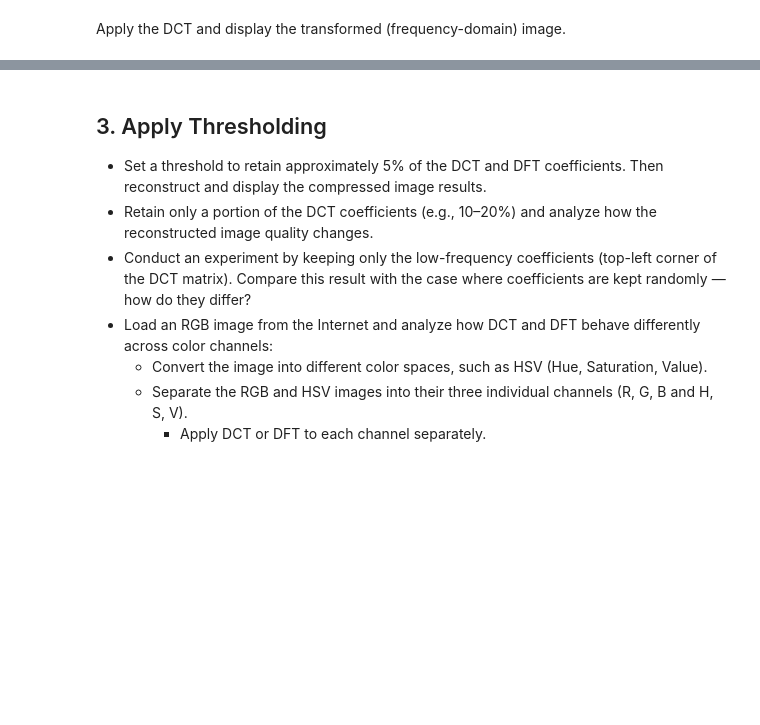
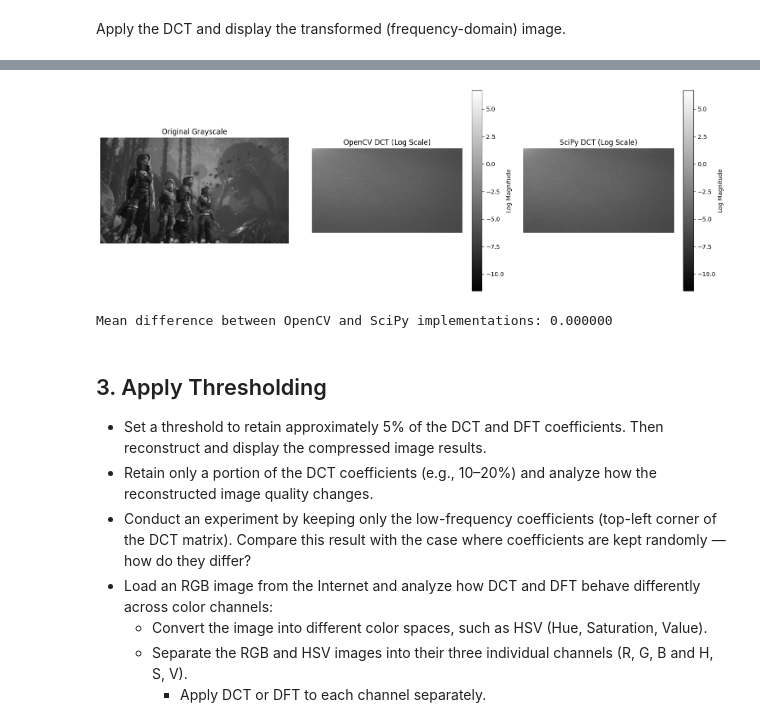
Before and after one commit to tano-dev/Image-Processing-and-Analysis_MTH10317, a Jupyter notebook: Week 6/23110163_NguyenVanPhucHuy_LAB05.ipynb, the cells around one changed output, grey strips where cells are left out. Drawn from its saved outputs; the diff is of its cells as text; code cells hidden in the pictures; blank space fills up the shorter version.

```diff
--- a/Week 6/23110163_NguyenVanPhucHuy_LAB05.ipynb
+++ b/Week 6/23110163_NguyenVanPhucHuy_LAB05.ipynb
@@ -297,3 +358,82 @@ Apply the DCT and display the transformed (frequency-domain) image.
+# %%
+import cv2
+import numpy as np
+import matplotlib.pyplot as plt
+import scipy.fftpack
+from skimage import data
+
+# --- Helper Functions (Provided by you + Display helper) ---
+
+def Image3Dto2D(image):
+    if len(image.shape) >= 3:
+        image_2D = cv2.cvtColor(image, cv2.COLOR_RGB2GRAY)
+    else:
+        image_2D = image.copy()
+    return image_2D
+
+def dct2_scipy(a):
+    """
+    Perform 2D DCT using SciPy.
+    DCT is separable, so we apply it to rows (axis=0) and then columns (axis=1).
+    """
+    return scipy.fftpack.dct(scipy.fftpack.dct(a, axis=0, norm='ortho'), axis=1, norm='ortho')
+
+def visualize_dct(dct_img, title):
+    # Log transform is crucial because DC component is massive compared to AC components
+    # We add a small epsilon to avoid log(0)
+    dct_log = np.log(np.abs(dct_img) + 1e-5)
+
+    plt.imshow(dct_log, cmap='gray')
+    plt.title(title)
+    plt.colorbar(label='Log Magnitude')
+    plt.axis('off')
+
+# --- Main Execution ---
+
+# 1. Load an image (Using standard Cameraman image)
+# If using your own image: img = cv2.imread('path_to_image.jpg')
+# image = data.camera()
+
+# 2. Convert to Grayscale
+gray_image = Image3Dto2D(newImg_RGB)
+
+# IMPORTANT: DCT requires floating point data.
+# Pixel values are 0-255, we convert to float.
+gray_float = gray_image.astype(np.float32) / 255.0
+
+# 3. Apply DCT using OpenCV
+# cv2.dct() requires the array to be float32 or float64. It does 2D DCT natively on 2D arrays.
+dct_opencv = cv2.dct(gray_float)
+
+# 4. Apply DCT using SciPy
+dct_scipy = dct2_scipy(gray_float)
+
+# 5. Display Results
+plt.figure(figsize=(15, 5))
+
+# Original
+plt.subplot(1, 3, 1)
+plt.imshow(gray_image, cmap='gray')
+plt.title("Original Grayscale")
+plt.axis('off')
+
+# OpenCV Result
+plt.subplot(1, 3, 2)
+visualize_dct(dct_opencv, "OpenCV DCT (Log Scale)")
+
+# SciPy Result
+plt.subplot(1, 3, 3)
+visualize_dct(dct_scipy, "SciPy DCT (Log Scale)")
+
+plt.tight_layout()
+plt.show()
+
+# Verification of values
+diff = np.abs(dct_opencv - dct_scipy)
+print(f"Mean difference between OpenCV and SciPy implementations: {np.mean(diff):.6f}")
+# %% [output]
+[figure, added]
+Mean difference between OpenCV and SciPy implementations: 0.000000
 # %% [markdown]
 ## 3. Apply Thresholding
   - Set a threshold to retain approximately 5% of the DCT and DFT coefficients. Then reconstruct and display the compressed image results.
```
Also changed, not shown: parts of 6 cells of this notebook, 1 other file.
